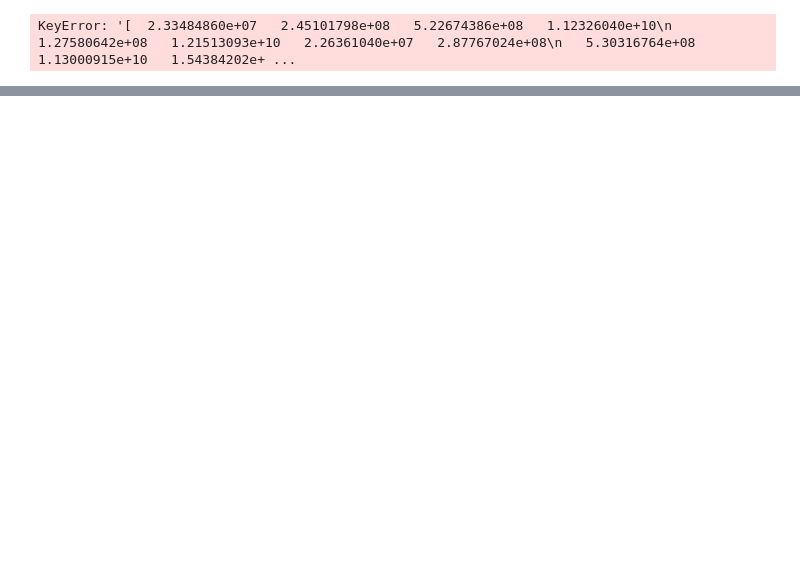
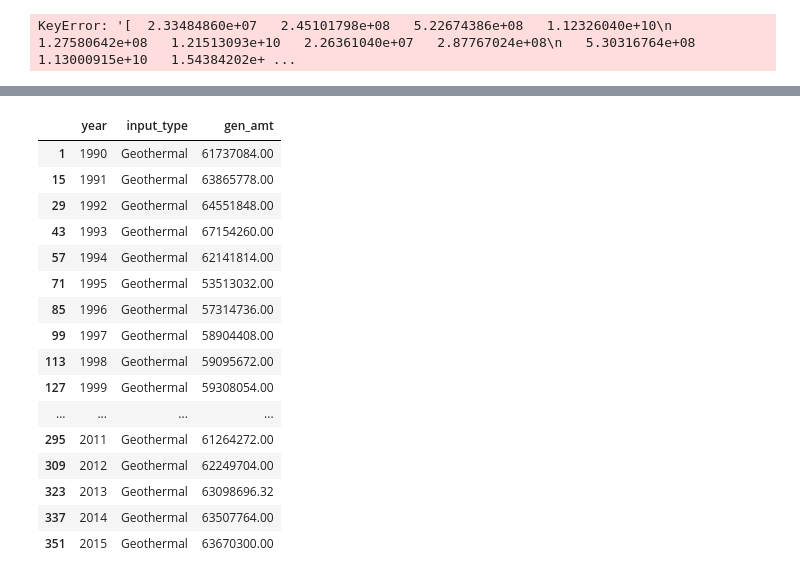
Before and after one commit to JackNDwyer/Capstone, a Jupyter notebook: Capstone EDA Final.ipynb, the cells around one changed output, grey strips where cells are left out. Saved outputs shown, nothing was run; the diff lists cells and outputs as text; code cells hidden in the pictures; blank space fills up the shorter version.

```diff
--- a/Capstone EDA Final.ipynb
+++ b/Capstone EDA Final.ipynb
@@ -129,0 +215,20 @@ df2.columns
+# %%
+dfs[1]
+# %% [output]
+|  | year | input_type | gen_amt |
+| 1 | 1990 | Geothermal | 61737084.00 |
+| 15 | 1991 | Geothermal | 63865778.00 |
+| 29 | 1992 | Geothermal | 64551848.00 |
+| 43 | 1993 | Geothermal | 67154260.00 |
+| 57 | 1994 | Geothermal | 62141814.00 |
+| 71 | 1995 | Geothermal | 53513032.00 |
+| 85 | 1996 | Geothermal | 57314736.00 |
+| 99 | 1997 | Geothermal | 58904408.00 |
+| 113 | 1998 | Geothermal | 59095672.00 |
+| 127 | 1999 | Geothermal | 59308054.00 |
+| ... | ... | ... | ... |
+| 295 | 2011 | Geothermal | 61264272.00 |
+| 309 | 2012 | Geothermal | 62249704.00 |
+| 323 | 2013 | Geothermal | 63098696.32 |
+| 337 | 2014 | Geothermal | 63507764.00 |
+| 351 | 2015 | Geothermal | 63670300.00 |
```
Also changed, not shown: parts of 11 cells of this notebook.
